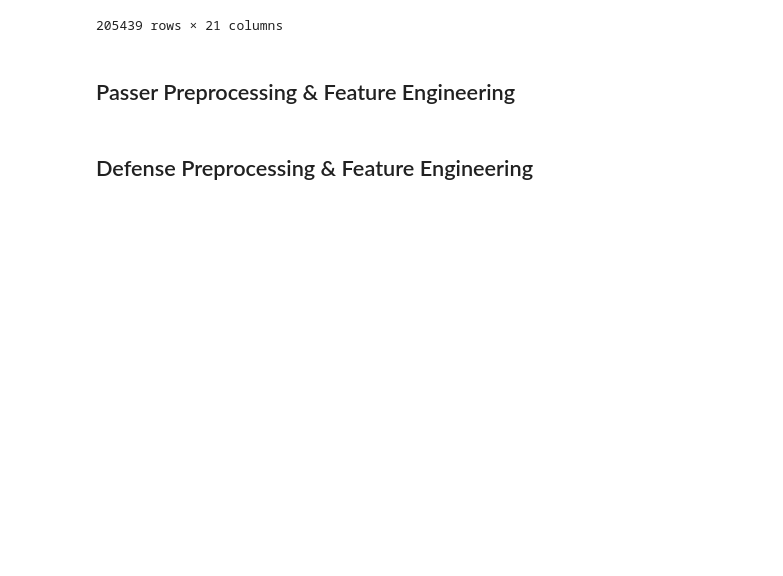
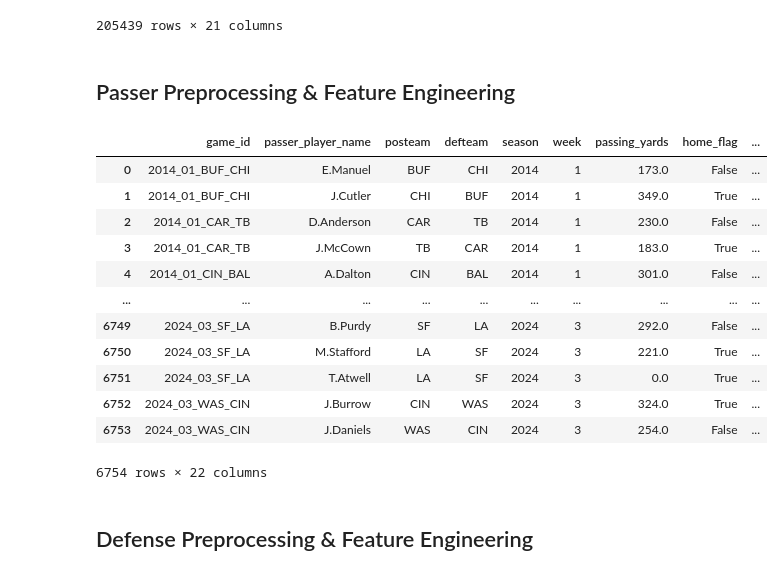
Before and after one commit to bhuggard/CheckTheCover, a Jupyter notebook: sandbox.ipynb, the cells around one changed output. Cells and saved outputs as stored; diff of their text form; code cells hidden in the pictures; blank space fills up the shorter version.

```diff
--- a/sandbox.ipynb
+++ b/sandbox.ipynb
@@ -161,6 +162,22 @@ passer_df['cpoe_ewma'] = passer_df.groupby('passer_player_name')['cpoe']\
 # Drop the non-ewma columns
 passer_df = passer_df.drop(columns=['completion_percentage', 'air_yards', 'yards_after_catch', 'epa',
                                     'interception', 'qb_hit', 'sack', 'pass_touchdown', 'cpoe'])
+# %%
+passer_df
+# %% [output]
+|  | game_id | passer_player_name | posteam | defteam | season | week | passing_yards | home_flag | ... |
+| 0 | 2014_01_BUF_CHI | E.Manuel | BUF | CHI | 2014 | 1 | 173.0 | False | ... |
+| 1 | 2014_01_BUF_CHI | J.Cutler | CHI | BUF | 2014 | 1 | 349.0 | True | ... |
+| 2 | 2014_01_CAR_TB | D.Anderson | CAR | TB | 2014 | 1 | 230.0 | False | ... |
+| 3 | 2014_01_CAR_TB | J.McCown | TB | CAR | 2014 | 1 | 183.0 | True | ... |
+| 4 | 2014_01_CIN_BAL | A.Dalton | CIN | BAL | 2014 | 1 | 301.0 | False | ... |
+| ... | ... | ... | ... | ... | ... | ... | ... | ... | ... |
+| 6749 | 2024_03_SF_LA | B.Purdy | SF | LA | 2024 | 3 | 292.0 | False | ... |
+| 6750 | 2024_03_SF_LA | M.Stafford | LA | SF | 2024 | 3 | 221.0 | True | ... |
+| 6751 | 2024_03_SF_LA | T.Atwell | LA | SF | 2024 | 3 | 0.0 | True | ... |
+| 6752 | 2024_03_WAS_CIN | J.Burrow | CIN | WAS | 2024 | 3 | 324.0 | True | ... |
+| 6753 | 2024_03_WAS_CIN | J.Daniels | WAS | CIN | 2024 | 3 | 254.0 | False | ... |
+6754 rows × 22 columns
 # %% [markdown]
 ## Defense Preprocessing & Feature Engineering
 # %%
```
Also changed, not shown: parts of 6 cells of this notebook, 1 other file.
